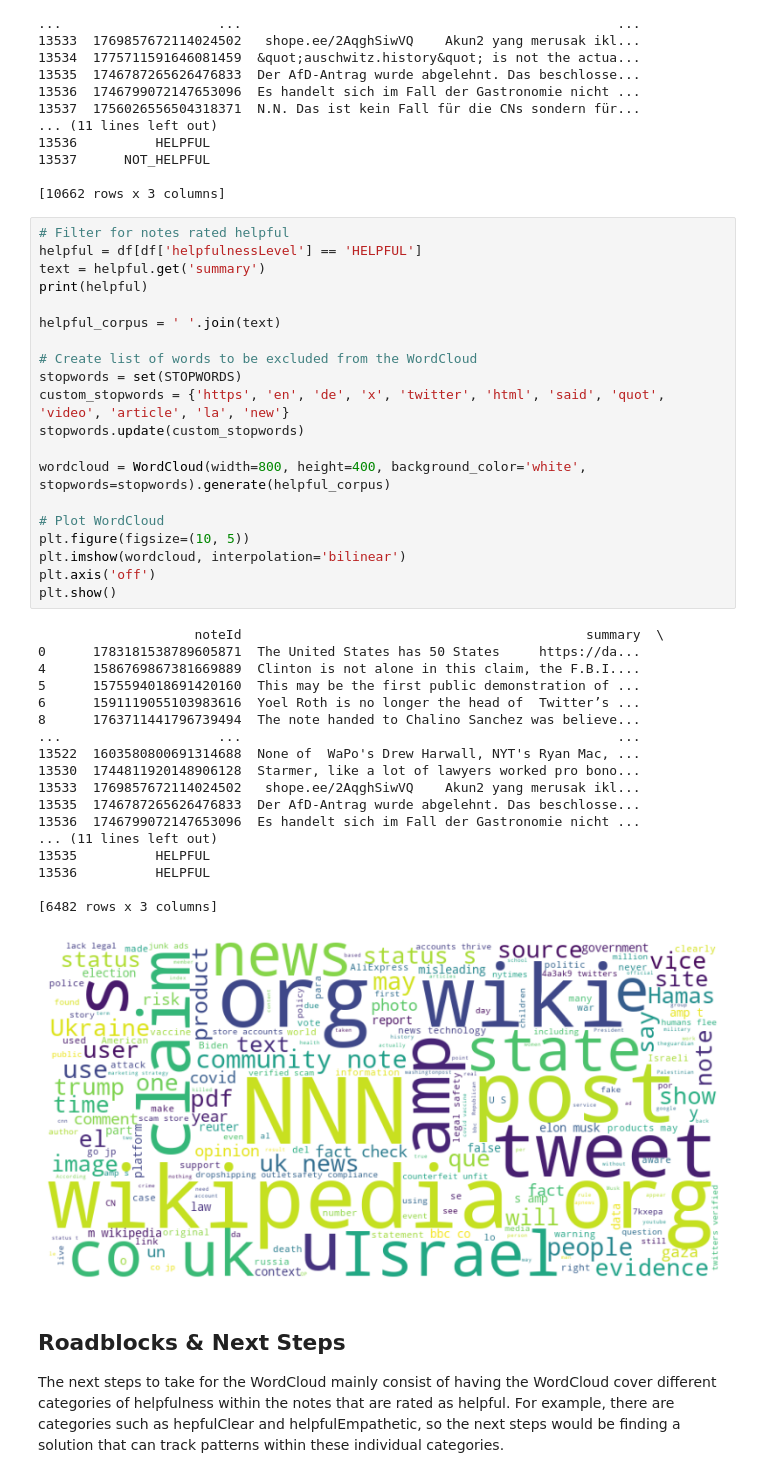
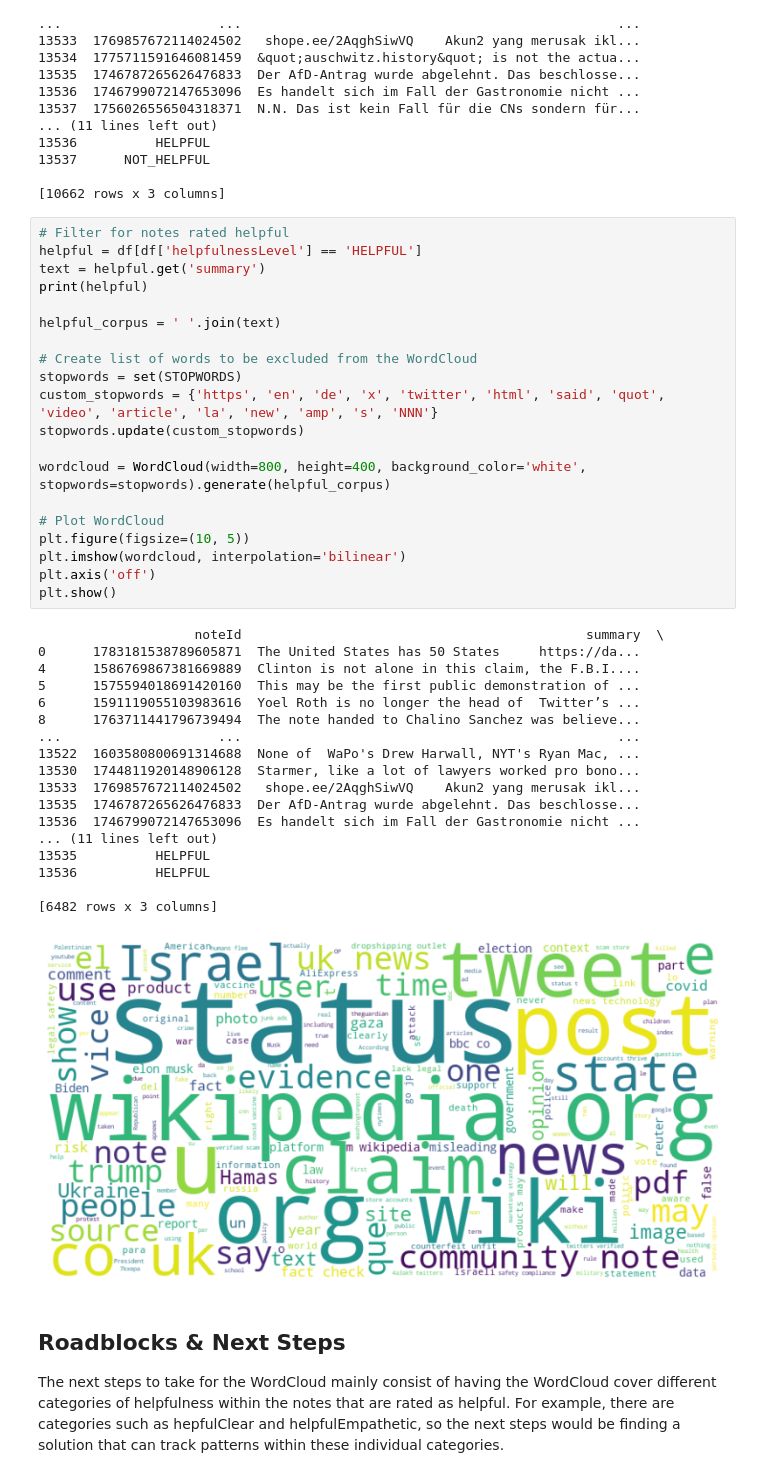
Before and after one commit to daphnehe/info498, a Jupyter notebook: wordCloud.ipynb, the cells around one changed output. Cells and saved outputs as stored; diff of their text form.

```diff
--- a/wordCloud.ipynb
+++ b/wordCloud.ipynb
@@ -39,35 +39,35 @@ helpful_corpus = ' '.join(text)
 
 # Create list of words to be excluded from the WordCloud
 stopwords = set(STOPWORDS)
-custom_stopwords = {'https', 'en', 'de', 'x', 'twitter', 'html', 'said', 'quot', 'video', 'article', 'la', 'new'}
+custom_stopwords = {'https', 'en', 'de', 'x', 'twitter', 'html', 'said', 'quot', 'video', 'article', 'la', 'new', 'amp', 's', 'NNN'}
 stopwords.update(custom_stopwords)
 
 wordcloud = WordCloud(width=800, height=400, background_color='white', stopwords=stopwords).generate(helpful_corpus)
 
 # Plot WordCloud
 plt.figure(figsize=(10, 5))
 plt.imshow(wordcloud, interpolation='bilinear')
 plt.axis('off')
 plt.show()
 # %% [output]
                     noteId                                            summary  \
 0      1783181538789605871  The United States has 50 States     https://da...
 4      1586769867381669889  Clinton is not alone in this claim, the F.B.I....
 5      1575594018691420160  This may be the first public demonstration of ...
 6      1591119055103983616  Yoel Roth is no longer the head of  Twitter’s ...
 8      1763711441796739494  The note handed to Chalino Sanchez was believe...
 ...                    ...                                                ...
 13522  1603580800691314688  None of  WaPo's Drew Harwall, NYT's Ryan Mac, ...
 13530  1744811920148906128  Starmer, like a lot of lawyers worked pro bono...
 13533  1769857672114024502   shope.ee/2AqghSiwVQ    Akun2 yang merusak ikl...
 13535  1746787265626476833  Der AfD-Antrag wurde abgelehnt. Das beschlosse...
 13536  1746799072147653096  Es handelt sich im Fall der Gastronomie nicht ...
 ... (11 lines left out)
 13535          HELPFUL
 13536          HELPFUL
 
 [6482 rows x 3 columns]
-[figure, old version]
+[figure, new version]
 # %% [markdown]
 ## Roadblocks & Next Steps
 The next steps to take for the WordCloud mainly consist of having the WordCloud cover different categories of helpfulness within the notes that are rated as helpful. For example, there are categories such as hepfulClear and helpfulEmpathetic, so the next steps would be finding a solution that can track patterns within these individual categories.
```
